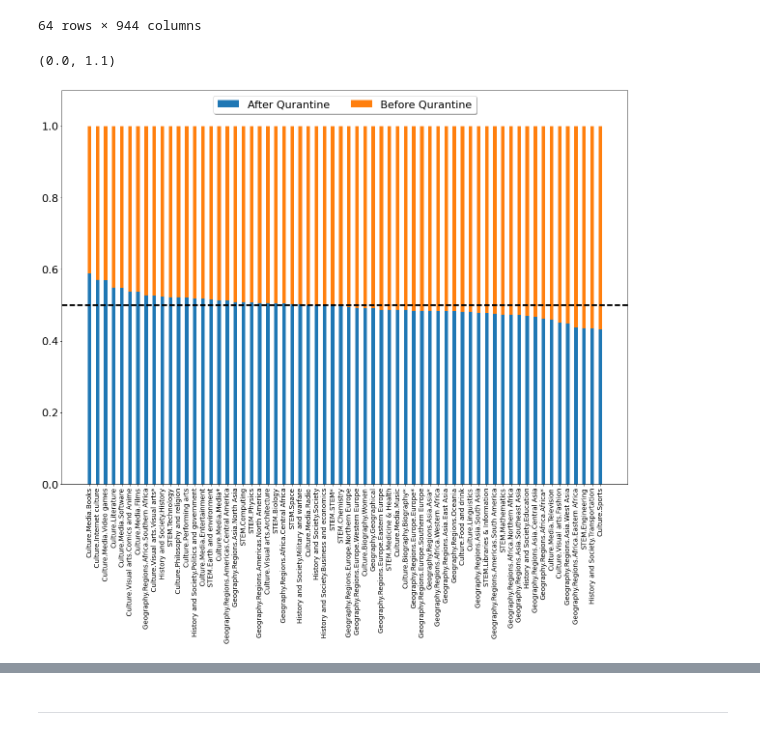
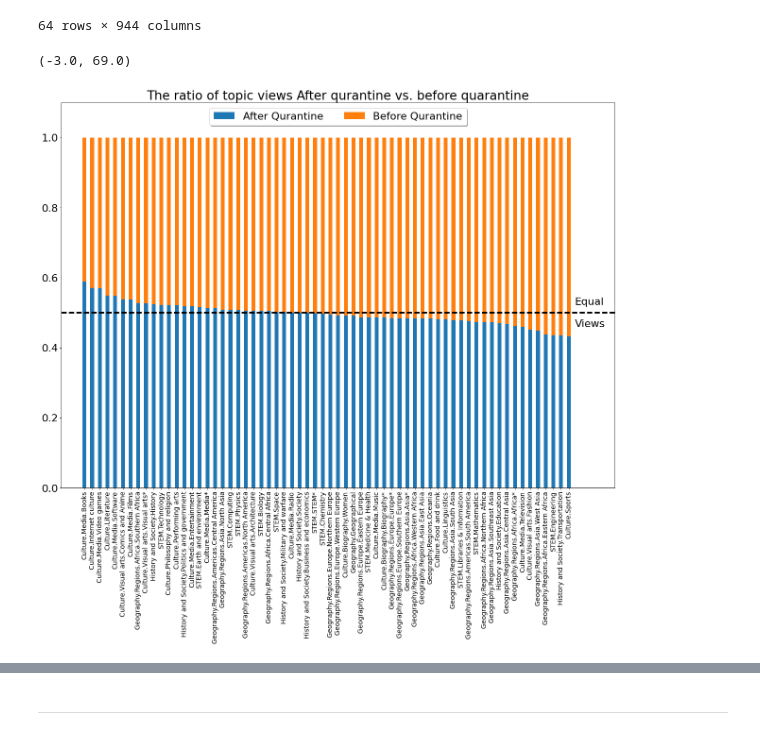
Before and after one commit to alec-flowers/ada-2020-homework1-pandas-pied, a Jupyter notebook: 01 - Pandas Data Wrangling and Data Viz/hw1.ipynb, the cells around one changed output, grey strips where cells are left out. Saved outputs shown, nothing was run; the diff lists cells and outputs as text; code cells hidden in the pictures.

```diff
--- a/01 - Pandas Data Wrangling and Data Viz/hw1.ipynb
+++ b/01 - Pandas Data Wrangling and Data Viz/hw1.ipynb
@@ -915,23 +915,26 @@ all_grouped_sorted.index=pd.RangeIndex(len(all_grouped_sorted.index))
 # %%
 fig, ax = plt.subplots(1,1,figsize=(21,15))
 rects1=ax.bar(all_grouped_sorted.index,
               all_grouped_sorted.views_after_rel,
-              width=0.44,
+              width=0.50,
               label='After Qurantine')
 rects2=ax.bar(all_grouped_sorted.index,
               all_grouped_sorted.views_before_rel,
-              width=0.44,
+              width=0.50,
               bottom=all_grouped_sorted.views_after_rel,
               label='Before Qurantine')
 ax.set_xticks(np.arange(0,len(all_grouped_sorted.index),1))
 ax.set_xticklabels(all_grouped_sorted.topic, fontsize=14, rotation=90)
 ax.legend(loc='upper center', bbox_to_anchor=(0.5, +1.0),
           fancybox=True, shadow=True, ncol=2)
 ax.axhline(y=0.5, xmin=0, xmax=1, color = 'black', lw=3, ls='--')
 ax.set_ylim([0, 1.1])
+ax.set_title('The ratio of topic views After qurantine vs. before quarantine')
+ax.text(63.8, 0.46, 'Equal\n\nViews',rotation=0)
+ax.set_xlim([-3,69])
 # %% [output]
-(0.0, 1.1)
+(-3.0, 69.0)
-[figure, old version]
+[figure, new version]
 # %%
 ### ~ 5.3.3
 ### Your text here! ###
```
Also changed, not shown: parts of 1 cell of this notebook, 1 other file.
